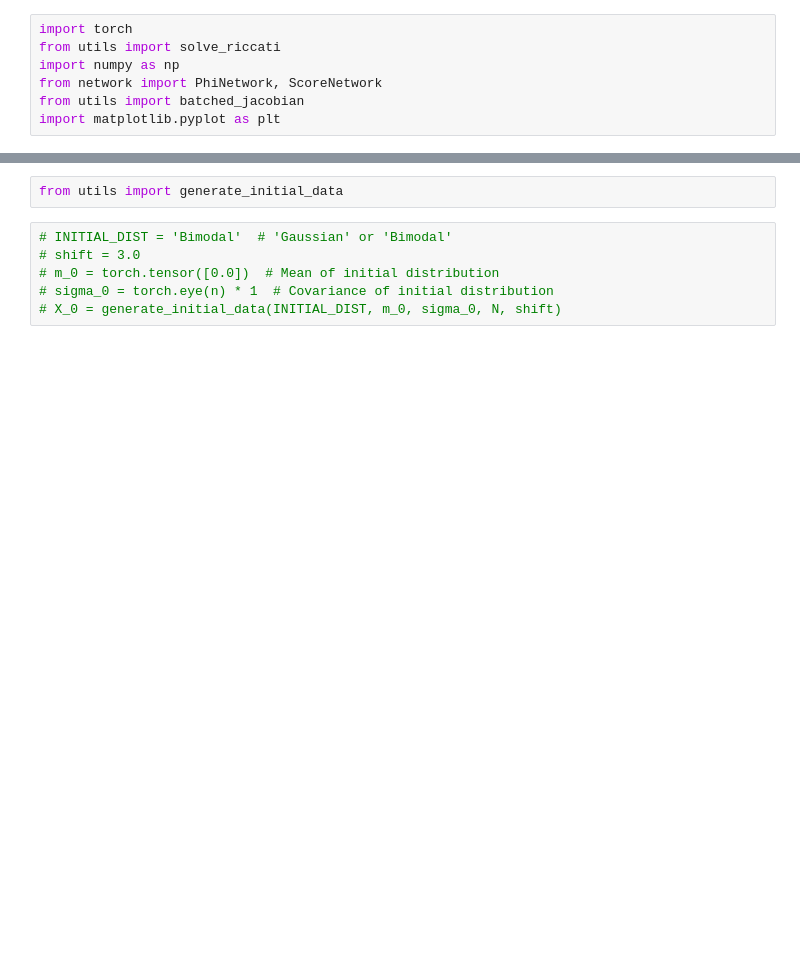
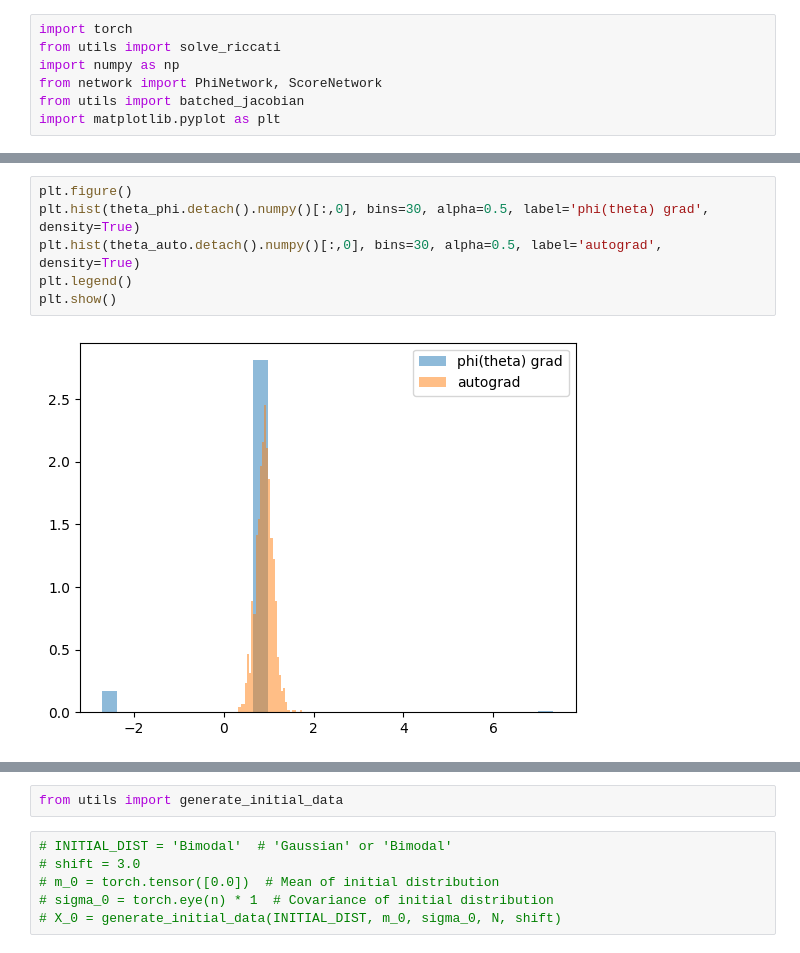
Before and after one commit to YuhangMeiUW/BSDE-Gradient, a Jupyter notebook: optimization_compare_4gaussian.ipynb, the cells around one changed output, grey strips where cells are left out. Saved outputs shown, nothing was run; the diff lists cells and outputs as text; blank space fills up the shorter version.

```diff
--- a/optimization_compare_4gaussian.ipynb
+++ b/optimization_compare_4gaussian.ipynb
@@ -166,0 +257,8 @@ IndexError: index 1 is out of bounds for axis 1 with size 1
+# %%
+plt.figure()
+plt.hist(theta_phi.detach().numpy()[:,0], bins=30, alpha=0.5, label='phi(theta) grad', density=True)
+plt.hist(theta_auto.detach().numpy()[:,0], bins=30, alpha=0.5, label='autograd', density=True)
+plt.legend()
+plt.show()
+# %% [output]
+[figure, added]
```
Also changed, not shown: parts of 53 cells of this notebook, 15 other files.
